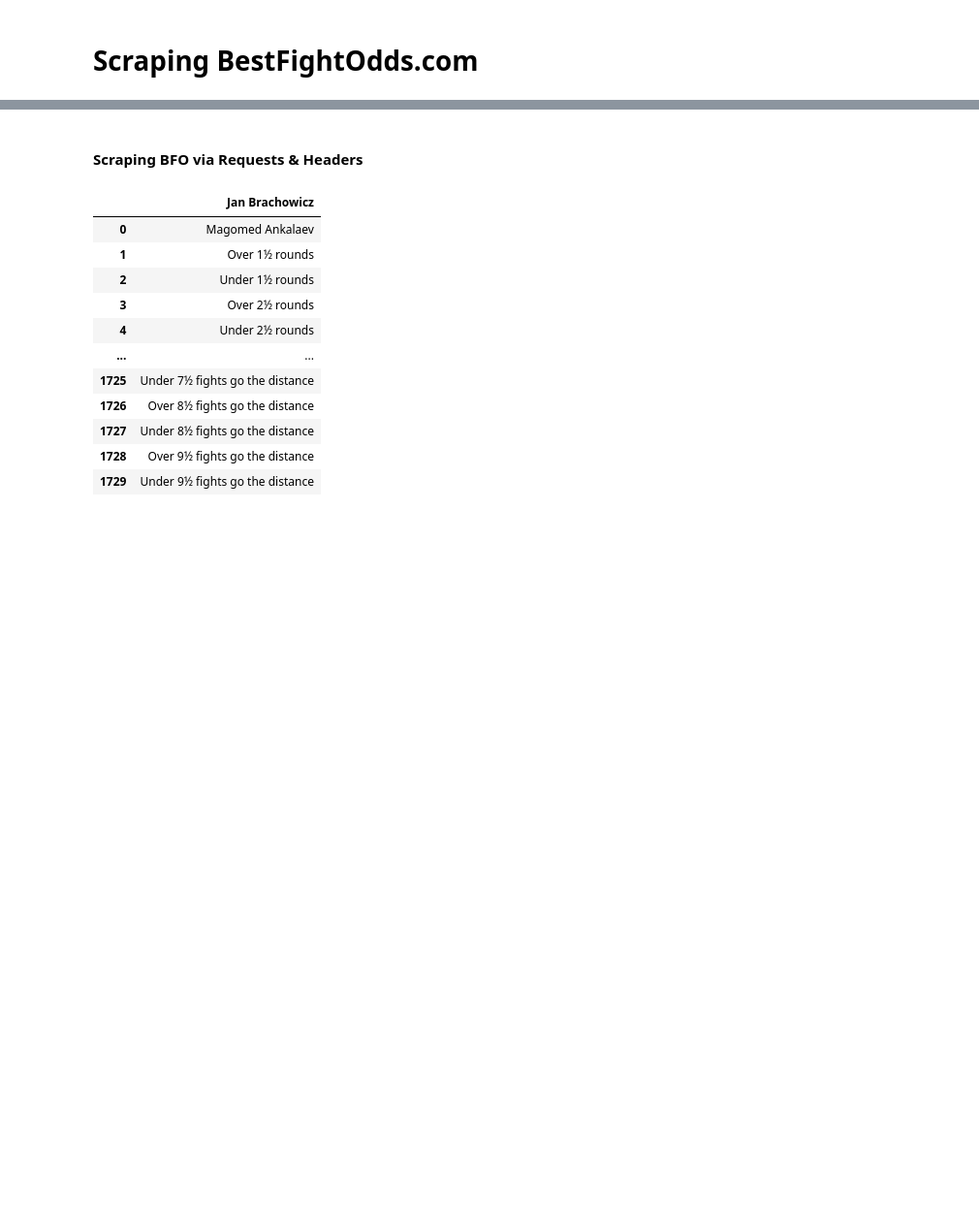
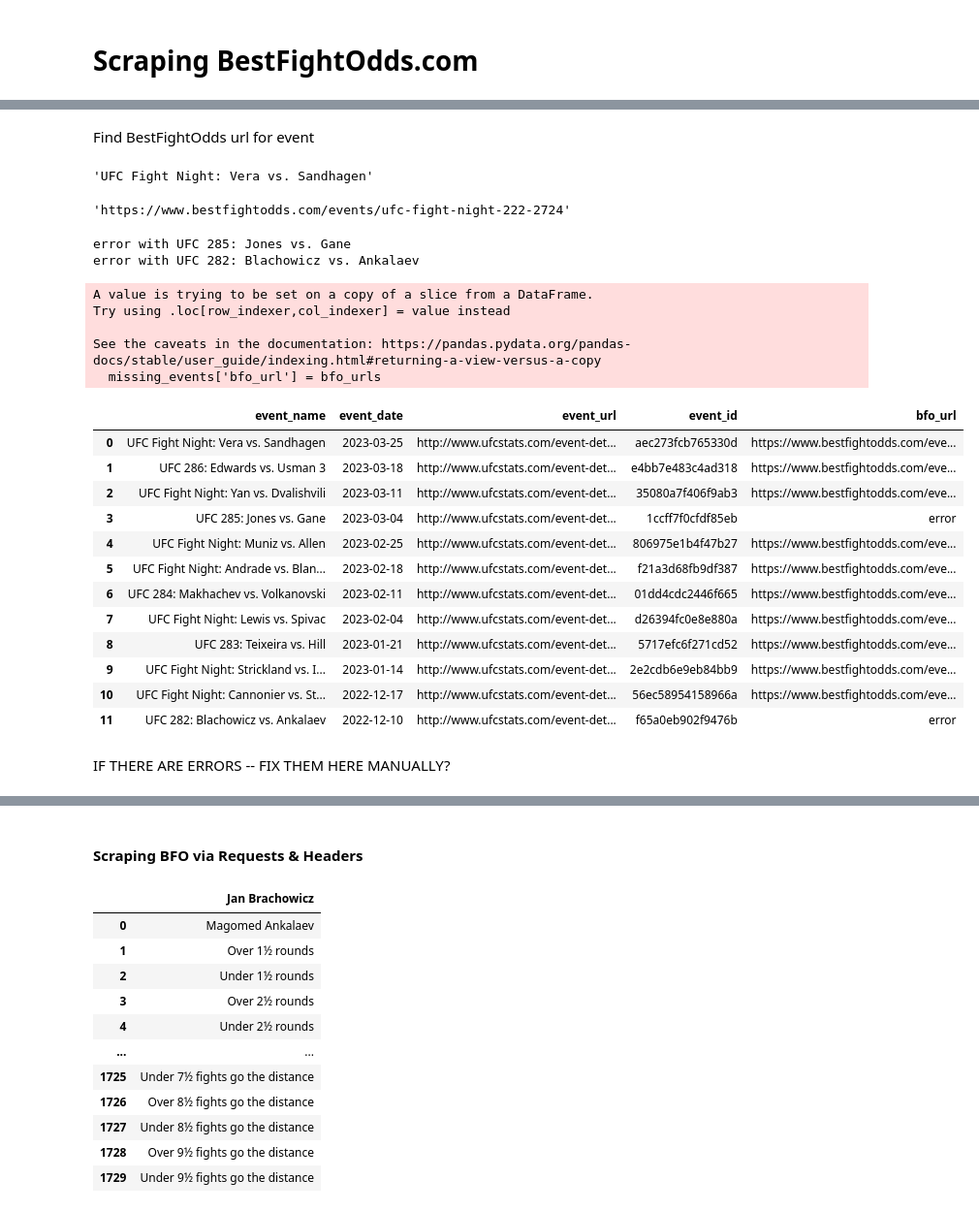
Before and after one commit to tmcroyce/UFC_Prediction_V2.1, a Jupyter notebook: V2_Newer_Notebooks/1. Scraping BestFightOdds.ipynb, the cells around one changed output, grey strips where cells are left out. Shown at 97% size. Drawn from its saved outputs; the diff is of its cells as text; code cells hidden in the pictures; blank space fills up the shorter version.

```diff
--- a/V2_Newer_Notebooks/1. Scraping BestFightOdds.ipynb
+++ b/V2_Newer_Notebooks/1. Scraping BestFightOdds.ipynb
@@ -48,0 +154,4 @@ print(f' {len(event_urls)} events')
+# %%
+# get events  in last_events that are not in fight_odds_urls
+new_events = [event for event in last_events_urls if event not in event_urls]
+new_events
@@ -48,0 +197,2 @@ print(f' {len(event_urls)} events')
+# %% [markdown]
+Find BestFightOdds url for event
@@ -48,0 +220,45 @@ print(f' {len(event_urls)} events')
+# %%
+missing_events['event_name'][0]
+# %% [output]
+'UFC Fight Night: Vera vs. Sandhagen'
+# %%
+get_bfo_url(missing_events['event_name'][0])
+# %% [output]
+'https://www.bestfightodds.com/events/ufc-fight-night-222-2724'
+# %%
+# for each event in missing_events, get the bfo url and add it with lambda apply
+
+bfo_urls = []
+for event in missing_events['event_name']:
+    try:
+        bfo_url = get_bfo_url(event)
+        bfo_urls.append(bfo_url)
+    except:
+        bfo_urls.append('error')
+        print(f'error with {event}')
+
+missing_events['bfo_url'] = bfo_urls
+missing_events
+# %% [output]
+error with UFC 285: Jones vs. Gane
+error with UFC 282: Blachowicz vs. Ankalaev
+A value is trying to be set on a copy of a slice from a DataFrame.
+Try using .loc[row_indexer,col_indexer] = value instead
+
+See the caveats in the documentation: https://pandas.pydata.org/pandas-docs/stable/user_guide/indexing.html#returning-a-view-versus-a-copy
+  missing_events['bfo_url'] = bfo_urls
+|  | event_name | event_date | event_url | event_id | bfo_url |
+| 0 | UFC Fight Night: Vera vs. Sandhagen | 2023-03-25 | http://www.ufcstats.com/event-det... | aec273fcb765330d | https://www.bestfightodds.com/eve... |
+| 1 | UFC 286: Edwards vs. Usman 3 | 2023-03-18 | http://www.ufcstats.com/event-det... | e4bb7e483c4ad318 | https://www.bestfightodds.com/eve... |
+| 2 | UFC Fight Night: Yan vs. Dvalishvili | 2023-03-11 | http://www.ufcstats.com/event-det... | 35080a7f406f9ab3 | https://www.bestfightodds.com/eve... |
+| 3 | UFC 285: Jones vs. Gane | 2023-03-04 | http://www.ufcstats.com/event-det... | 1ccff7f0cfdf85eb | error |
+| 4 | UFC Fight Night: Muniz vs. Allen | 2023-02-25 | http://www.ufcstats.com/event-det... | 806975e1b4f47b27 | https://www.bestfightodds.com/eve... |
+| 5 | UFC Fight Night: Andrade vs. Blan... | 2023-02-18 | http://www.ufcstats.com/event-det... | f21a3d68fb9df387 | https://www.bestfightodds.com/eve... |
+| 6 | UFC 284: Makhachev vs. Volkanovski | 2023-02-11 | http://www.ufcstats.com/event-det... | 01dd4cdc2446f665 | https://www.bestfightodds.com/eve... |
+| 7 | UFC Fight Night: Lewis vs. Spivac | 2023-02-04 | http://www.ufcstats.com/event-det... | d26394fc0e8e880a | https://www.bestfightodds.com/eve... |
+| 8 | UFC 283: Teixeira vs. Hill | 2023-01-21 | http://www.ufcstats.com/event-det... | 5717efc6f271cd52 | https://www.bestfightodds.com/eve... |
+| 9 | UFC Fight Night: Strickland vs. I... | 2023-01-14 | http://www.ufcstats.com/event-det... | 2e2cdb6e9eb84bb9 | https://www.bestfightodds.com/eve... |
+| 10 | UFC Fight Night: Cannonier vs. St... | 2022-12-17 | http://www.ufcstats.com/event-det... | 56ec58954158966a | https://www.bestfightodds.com/eve... |
+| 11 | UFC 282: Blachowicz vs. Ankalaev | 2022-12-10 | http://www.ufcstats.com/event-det... | f65a0eb902f9476b | error |
+# %% [markdown]
+IF THERE ARE ERRORS -- FIX THEM HERE MANUALLY?
```
Also changed, not shown: parts of 35 cells of this notebook, 2 other files.
